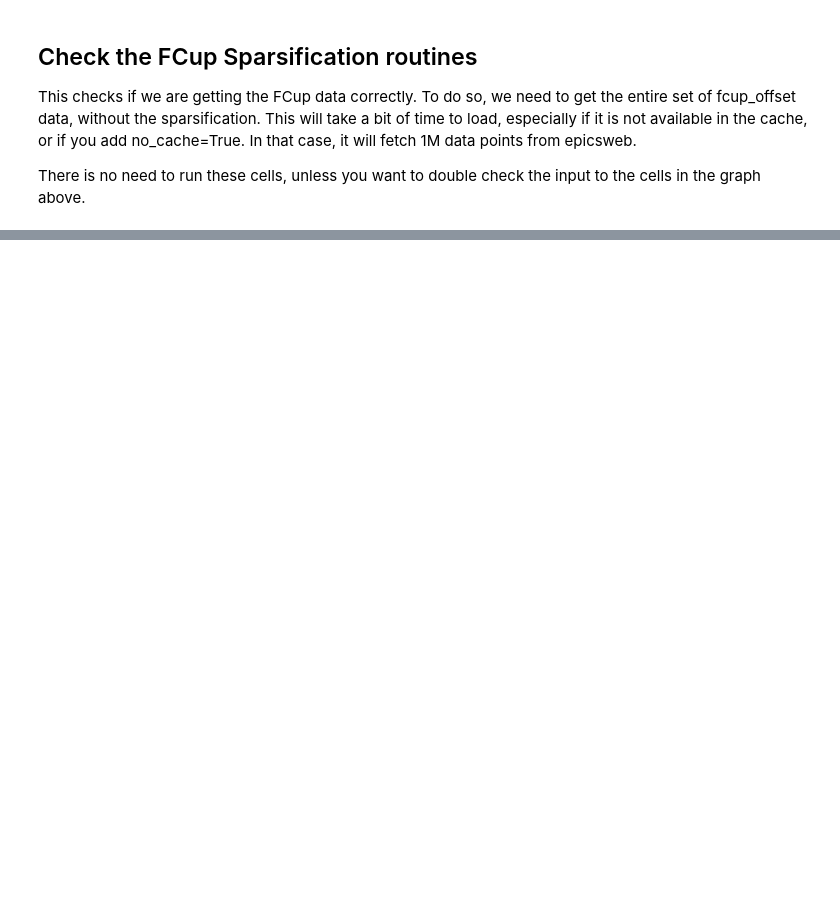
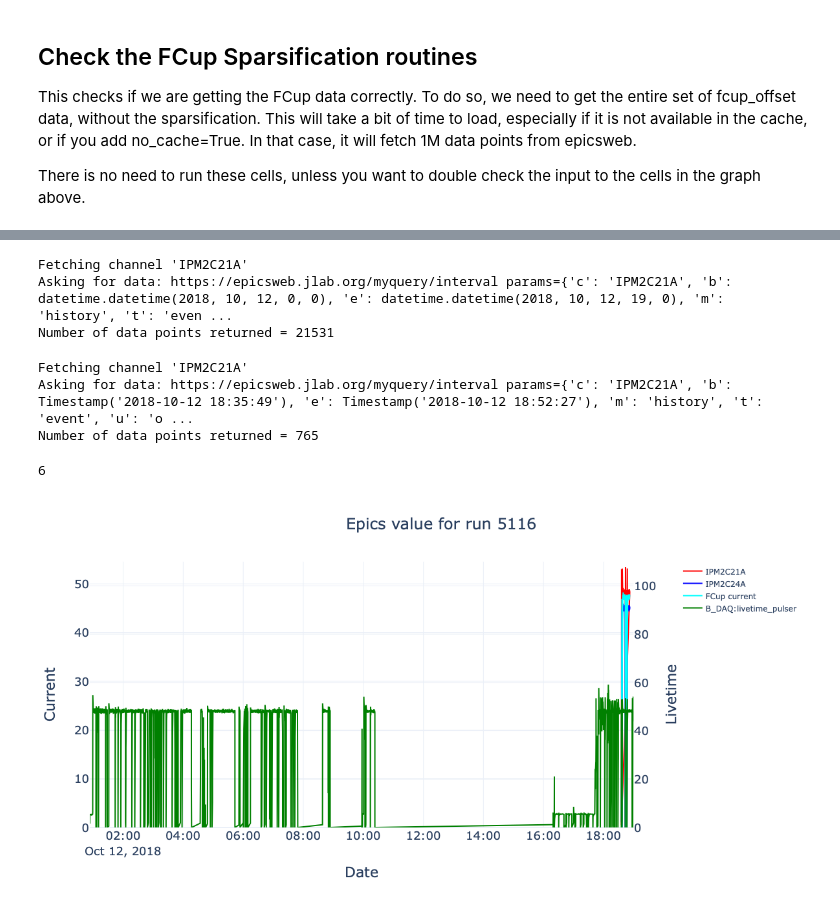
Before and after one commit to mholtrop/RunData, a Jupyter notebook: RGA_Data_checker.ipynb, the cells around one changed output, grey strips where cells are left out. Saved outputs shown, nothing was run; the diff lists cells and outputs as text; code cells hidden in the pictures; blank space fills up the shorter version.

```diff
--- a/RGA_Data_checker.ipynb
+++ b/RGA_Data_checker.ipynb
@@ -208,0 +290,31 @@ fig.show()
+# %%
+lt_p_l = data.Mya.get(channel="IPM2C21A", start=datetime(2018,10,12,0,0), end=datetime(2018,10,12,19,0), no_cache=True)
+# %% [output]
+Fetching channel 'IPM2C21A'
+Asking for data: https://epicsweb.jlab.org/myquery/interval params={'c': 'IPM2C21A', 'b': datetime.datetime(2018, 10, 12, 0, 0), 'e': datetime.datetime(2018, 10, 12, 19, 0), 'm': 'history', 't': 'even ...
+Number of data points returned = 21531
+# %%
+ipm2c21a = data.Mya.get(channel="IPM2C21A", start=start_time, end=end_time, run_number=99998)
+# %% [output]
+Fetching channel 'IPM2C21A'
+Asking for data: https://epicsweb.jlab.org/myquery/interval params={'c': 'IPM2C21A', 'b': Timestamp('2018-10-12 18:35:49'), 'e': Timestamp('2018-10-12 18:52:27'), 'm': 'history', 't': 'event', 'u': 'o ...
+Number of data points returned = 765
+# %%
+data.Mya.debug
+# %% [output]
+6
+# %%
+fig = make_subplots(specs=[[{"secondary_y": True}]])
+fig.update_layout(height=600, width=1200,
+                  title=go.layout.Title(text=f"Epics value for run {data.All_Runs.iloc[i_run].name}", xanchor="left", x=0.4),
+                  titlefont=dict(size=24),)
+plot_trace(ipm2c21a, name="IPM2C21A",color="red")
+plot_trace(ipm2c24a,name="IPM2C24A",color="blue")
+plot_trace(fcup_current,name="FCup current",color="aqua")
+plot_trace(lt_p_l,"B_DAQ:livetime_pulser",color="green", secondary_y=True)
+fig.update_xaxes(title_text="Date", titlefont=dict(size=22), tickfont=dict(size=18))
+fig.update_yaxes(title_text="Current", titlefont=dict(size=22),range=[0., max_y_epics*1.02], tickfont=dict(size=18))
+fig.update_yaxes(title_text="Livetime", titlefont=dict(size=22),range=[0., 110.], tickfont=dict(size=18), secondary_y=True)
+fig.show()
+# %% [output]
+[figure, added]
```
Also changed, not shown: parts of 18 cells of this notebook.
